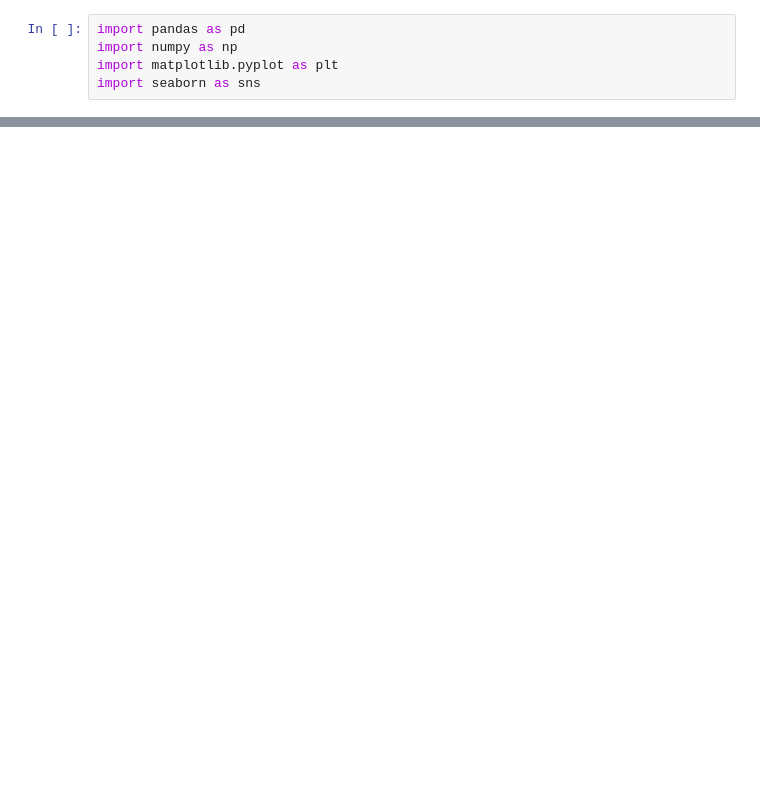
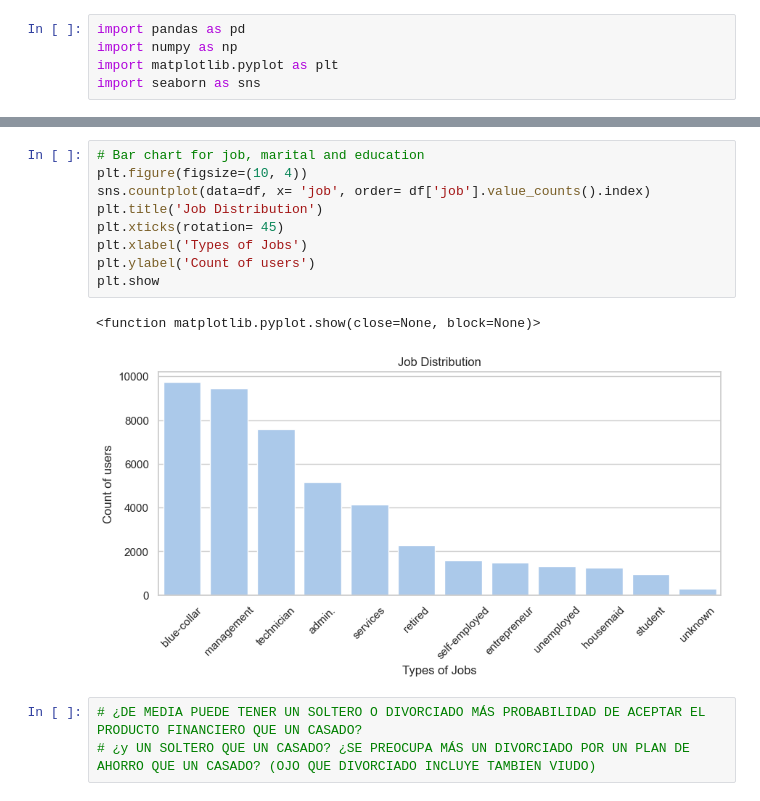
Before and after one commit to Ogomez07/Proyecto-Abril, a Jupyter notebook: proyecto.ipynb, the cells around one changed output, grey strips where cells are left out. Drawn from its saved outputs; the diff is of its cells as text; blank space fills up the shorter version.

```diff
--- a/proyecto.ipynb
+++ b/proyecto.ipynb
@@ -64,0 +93,15 @@ dtype: int64
+# %%
+# Bar chart for job, marital and education
+plt.figure(figsize=(10, 4))
+sns.countplot(data=df, x= 'job', order= df['job'].value_counts().index)
+plt.title('Job Distribution')
+plt.xticks(rotation= 45)
+plt.xlabel('Types of Jobs')
+plt.ylabel('Count of users')
+plt.show
+# %% [output]
+<function matplotlib.pyplot.show(close=None, block=None)>
+[figure, added]
+# %%
+# ¿DE MEDIA PUEDE TENER UN SOLTERO O DIVORCIADO MÁS PROBABILIDAD DE ACEPTAR EL PRODUCTO FINANCIERO QUE UN CASADO?
+# ¿y UN SOLTERO QUE UN CASADO? ¿SE PREOCUPA MÁS UN DIVORCIADO POR UN PLAN DE AHORRO QUE UN CASADO? (OJO QUE DIVORCIADO INCLUYE TAMBIEN VIUDO)
```
Also changed, not shown: parts of 9 cells of this notebook.
